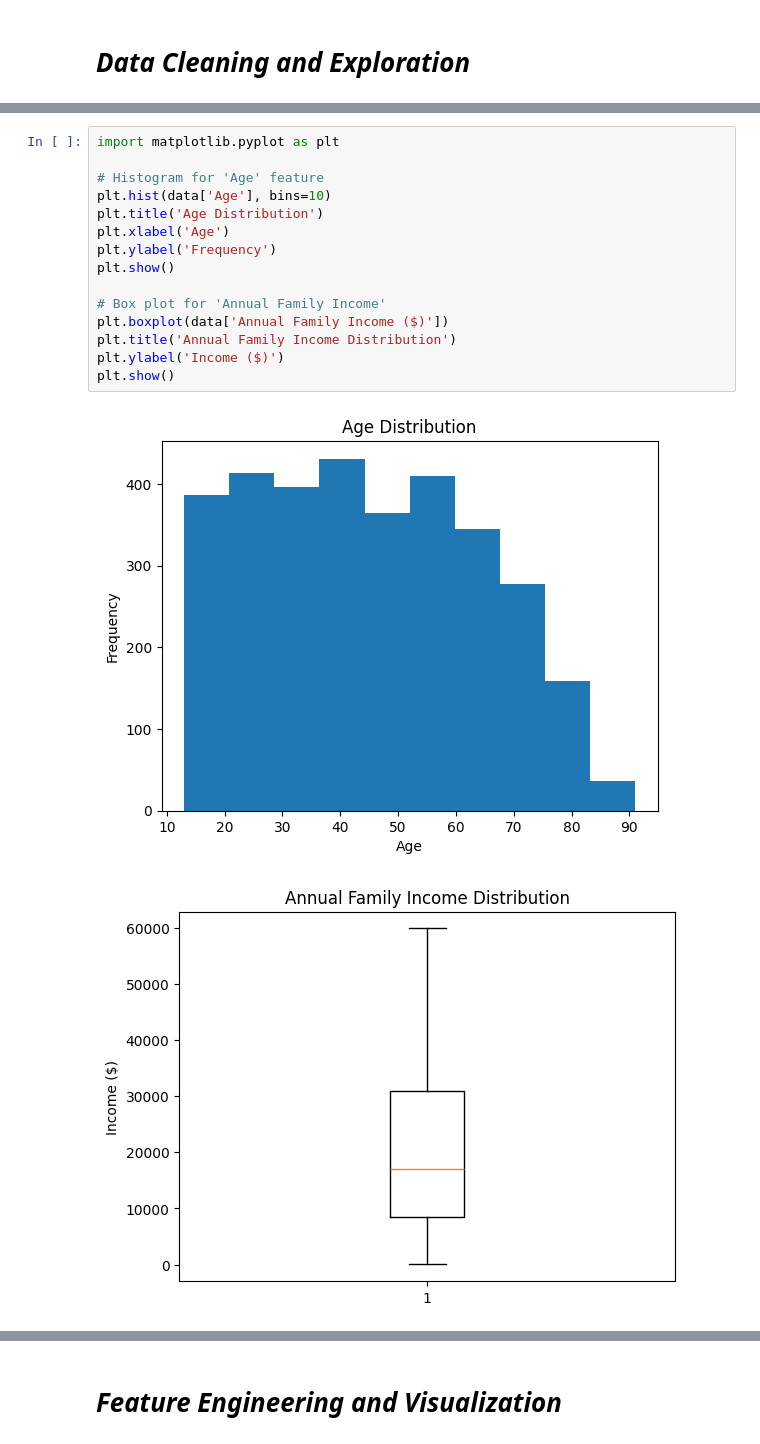
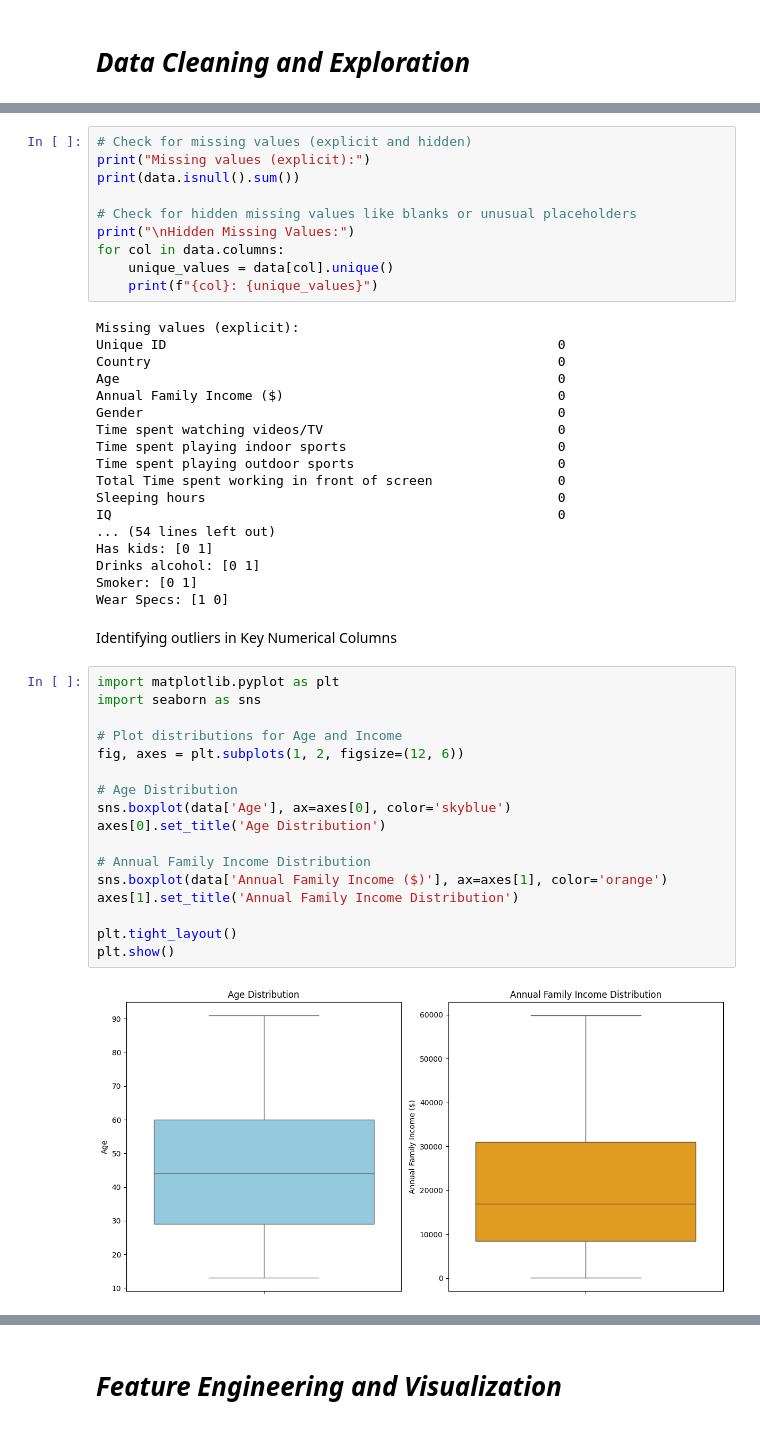
Before and after one commit to MphoPetunia/SpecsSurveyData, a Jupyter notebook: companyproject.ipynb, the cells around one changed output, grey strips where cells are left out. Cells and saved outputs as stored; diff of their text form.

```diff
--- a/companyproject.ipynb
+++ b/companyproject.ipynb
@@ -97,18 +58,49 @@ To analyze the distribution of features- we can use histograms and box plots, th
+# %%
+# Check for missing values (explicit and hidden)
+print("Missing values (explicit):")
+print(data.isnull().sum())
+
+# Check for hidden missing values like blanks or unusual placeholders
+print("\nHidden Missing Values:")
+for col in data.columns:
+    unique_values = data[col].unique()
+    print(f"{col}: {unique_values}")
+# %% [output]
+Missing values (explicit):
+Unique ID                                                  0
+Country                                                    0
+Age                                                        0
+Annual Family Income ($)                                   0
+Gender                                                     0
+Time spent watching videos/TV                              0
+Time spent playing indoor sports                           0
+Time spent playing outdoor sports                          0
+Total Time spent working in front of screen                0
+Sleeping hours                                             0
+IQ                                                         0
+... (54 lines left out)
+Has kids: [0 1]
+Drinks alcohol: [0 1]
+Smoker: [0 1]
+Wear Specs: [1 0]
+# %% [markdown]
+Identifying outliers in Key Numerical Columns
 # %%
 import matplotlib.pyplot as plt
+import seaborn as sns
 
-# Histogram for 'Age' feature
-plt.hist(data['Age'], bins=10)
-plt.title('Age Distribution')
-plt.xlabel('Age')
-plt.ylabel('Frequency')
+# Plot distributions for Age and Income
+fig, axes = plt.subplots(1, 2, figsize=(12, 6))
+
+# Age Distribution
+sns.boxplot(data['Age'], ax=axes[0], color='skyblue')
+axes[0].set_title('Age Distribution')
+
+# Annual Family Income Distribution
+sns.boxplot(data['Annual Family Income ($)'], ax=axes[1], color='orange')
+axes[1].set_title('Annual Family Income Distribution')
+
+plt.tight_layout()
 plt.show()
-
-# Box plot for 'Annual Family Income'
-plt.boxplot(data['Annual Family Income ($)'])
-plt.title('Annual Family Income Distribution')
-plt.ylabel('Income ($)')
-plt.show()
 # %% [output]
-[figure, old version]
+[figure, new version]
-[figure, removed]
```
Also changed, not shown: parts of 23 cells of this notebook.
